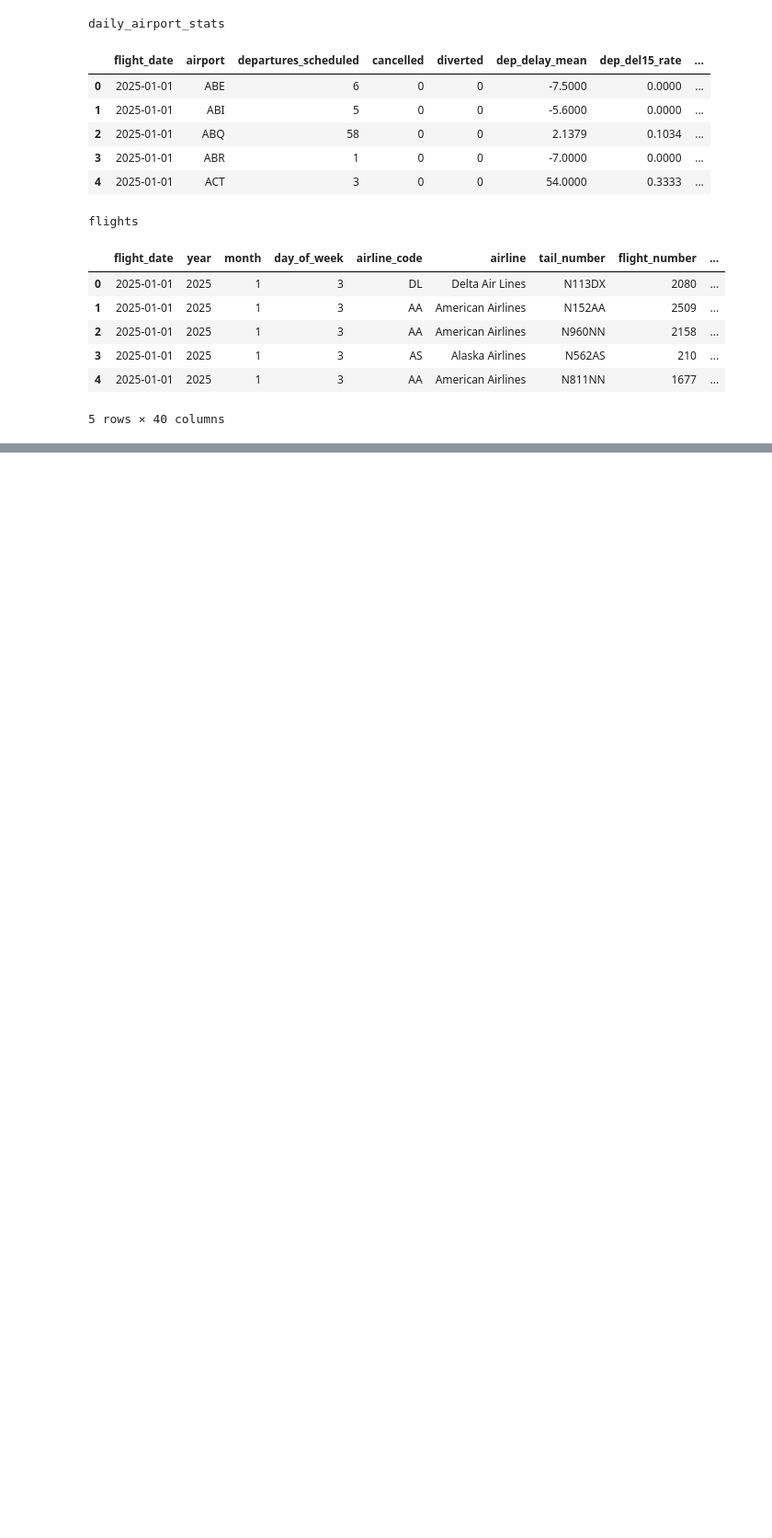
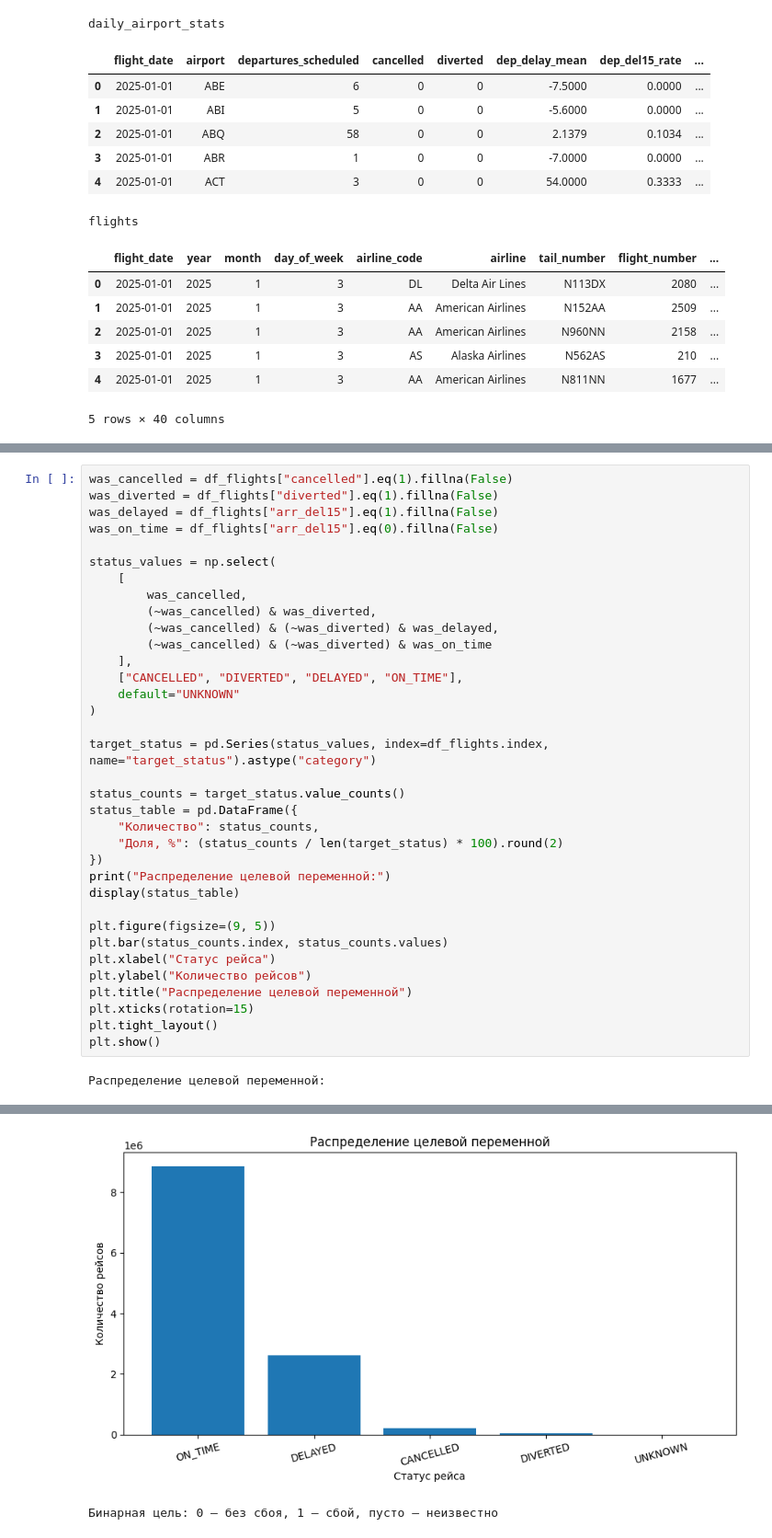
Before and after one commit to Amgalan-459/ml-project-2-course, a Jupyter notebook: ml_project.ipynb, the cells around one changed output, grey strips where cells are left out. Shown at 92% size. Saved outputs shown, nothing was run; the diff lists cells and outputs as text; blank space fills up the shorter version.

```diff
--- a/ml_project.ipynb
+++ b/ml_project.ipynb
@@ -77,0 +396,37 @@ flights
+# %%
+was_cancelled = df_flights["cancelled"].eq(1).fillna(False)
+was_diverted = df_flights["diverted"].eq(1).fillna(False)
+was_delayed = df_flights["arr_del15"].eq(1).fillna(False)
+was_on_time = df_flights["arr_del15"].eq(0).fillna(False)
+
+status_values = np.select(
+    [
+        was_cancelled,
+        (~was_cancelled) & was_diverted,
+        (~was_cancelled) & (~was_diverted) & was_delayed,
+        (~was_cancelled) & (~was_diverted) & was_on_time
+    ],
+    ["CANCELLED", "DIVERTED", "DELAYED", "ON_TIME"],
+    default="UNKNOWN"
+)
+
+target_status = pd.Series(status_values, index=df_flights.index, name="target_status").astype("category")
+
+status_counts = target_status.value_counts()
+status_table = pd.DataFrame({
+    "Количество": status_counts,
+    "Доля, %": (status_counts / len(target_status) * 100).round(2)
+})
+print("Распределение целевой переменной:")
+display(status_table)
+
+plt.figure(figsize=(9, 5))
+plt.bar(status_counts.index, status_counts.values)
+plt.xlabel("Статус рейса")
+plt.ylabel("Количество рейсов")
+plt.title("Распределение целевой переменной")
+plt.xticks(rotation=15)
+plt.tight_layout()
+plt.show()
+# %% [output]
+Распределение целевой переменной:
@@ -77,0 +440,2 @@ flights
+[figure, added]
+Бинарная цель: 0 — без сбоя, 1 — сбой, пусто — неизвестно
```
Also changed, not shown: parts of 28 cells of this notebook.
